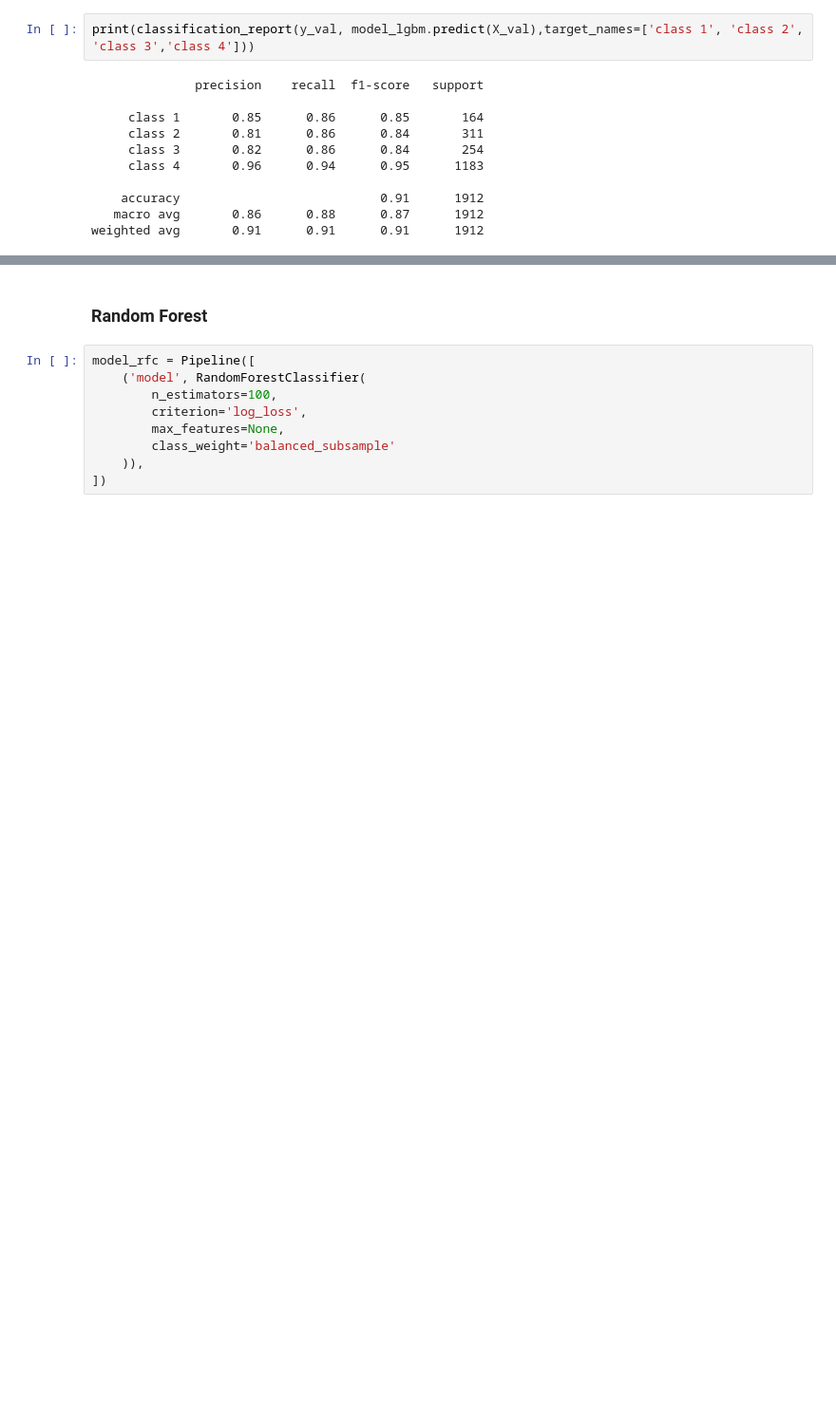
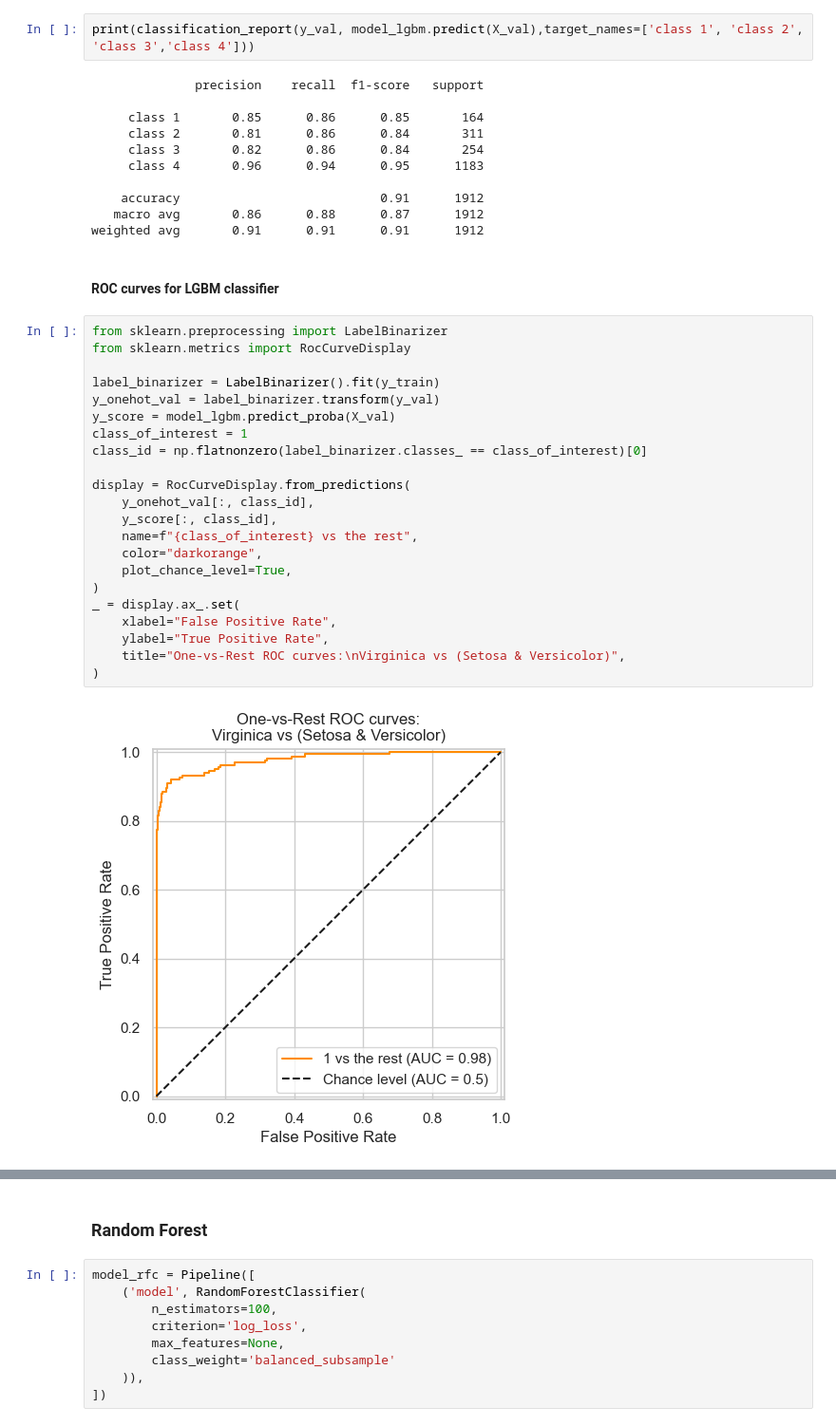
Before and after one commit to leonardo-toffalini/dmml-project, a Jupyter notebook: train.ipynb, the cells around one changed output, grey strips where cells are left out. Shown: that part at 95% size. Saved outputs shown, nothing was run; the diff lists cells and outputs as text; blank space fills up the shorter version.

Commit message:
adds multiclass roc curves

```diff
--- a/train.ipynb
+++ b/train.ipynb
@@ -225,3 +225,29 @@ print(classification_report(y_val, model_lgbm.predict(X_val),target_names=['clas
     accuracy                           0.91      1912
    macro avg       0.86      0.88      0.87      1912
 weighted avg       0.91      0.91      0.91      1912
+# %% [markdown]
+#### ROC curves for LGBM classifier
+# %%
+from sklearn.preprocessing import LabelBinarizer
+from sklearn.metrics import RocCurveDisplay
+
+label_binarizer = LabelBinarizer().fit(y_train)
+y_onehot_val = label_binarizer.transform(y_val)
+y_score = model_lgbm.predict_proba(X_val)
+class_of_interest = 1
+class_id = np.flatnonzero(label_binarizer.classes_ == class_of_interest)[0]
+
+display = RocCurveDisplay.from_predictions(
+    y_onehot_val[:, class_id],
+    y_score[:, class_id],
+    name=f"{class_of_interest} vs the rest",
+    color="darkorange",
+    plot_chance_level=True,
+)
+_ = display.ax_.set(
+    xlabel="False Positive Rate",
+    ylabel="True Positive Rate",
+    title="One-vs-Rest ROC curves:\nVirginica vs (Setosa & Versicolor)",
+)
+# %% [output]
+[figure, added]
```
Also changed, not shown: parts of 5 cells of this notebook, 1 other file.
